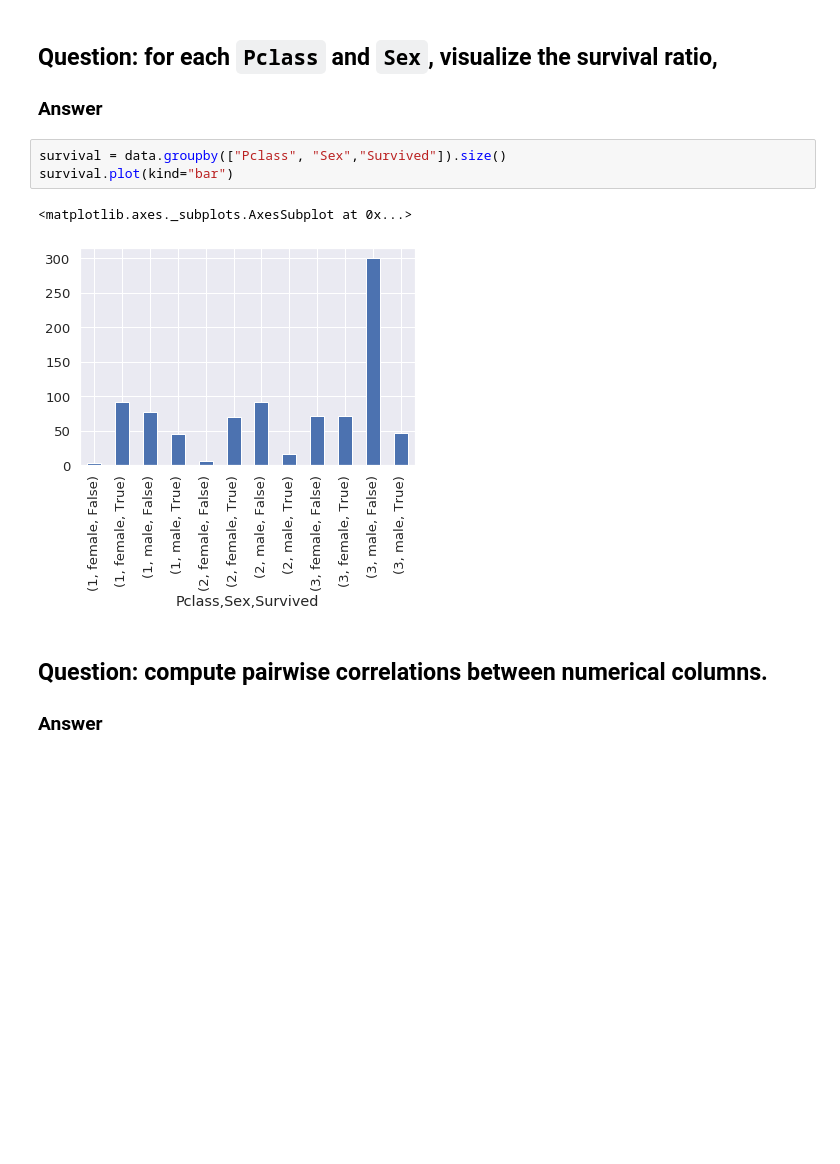
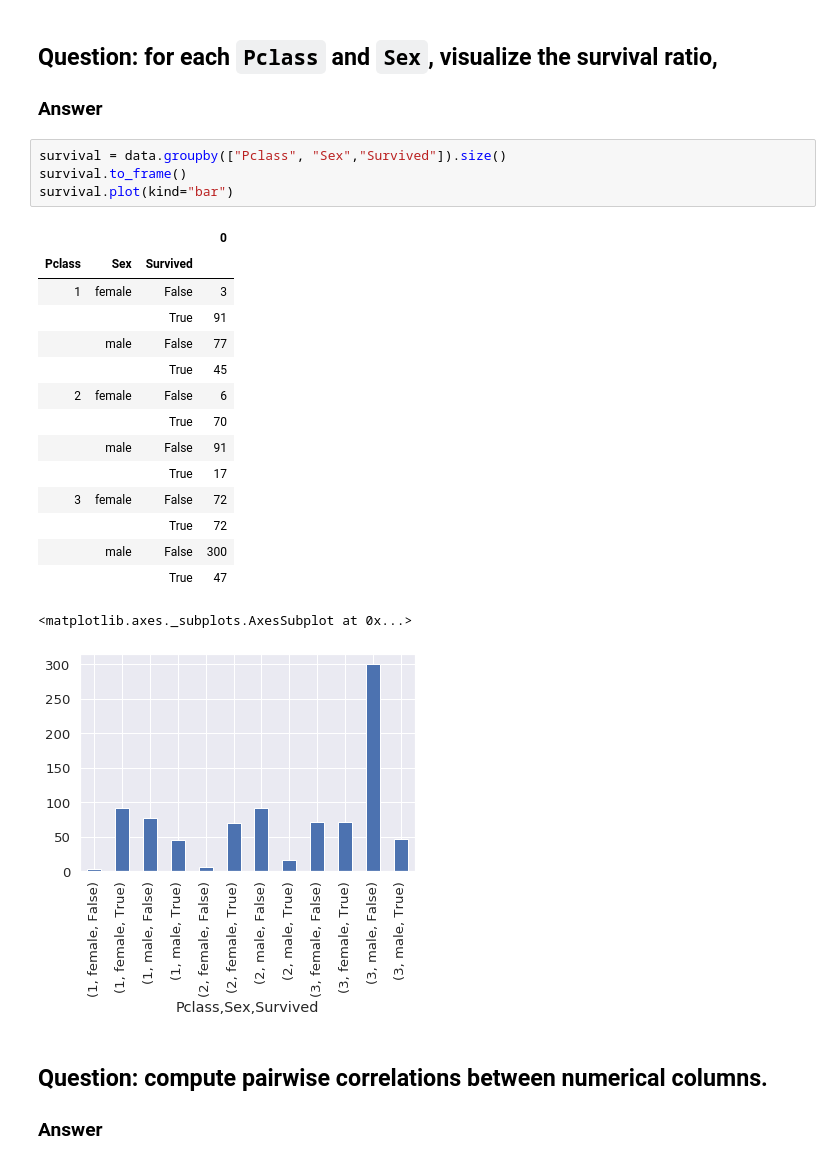
Before and after one commit to JLechuga94/BigData_1, a Jupyter notebook: homework01.ipynb, the cells around one changed output. Saved outputs shown, nothing was run; the diff lists cells and outputs as text; blank space fills up the shorter version.

```diff
--- a/homework01.ipynb
+++ b/homework01.ipynb
@@ -852,8 +852,23 @@ survival.plot(kind="bar")
 ### Answer
 # %%
 survival = data.groupby(["Pclass", "Sex","Survived"]).size()
+survival.to_frame()
 survival.plot(kind="bar")
 # %% [output]
+|  |  |  | 0 |
+| Pclass | Sex | Survived |  |
+| 1 | female | False | 3 |
+|  |  | True | 91 |
+|  | male | False | 77 |
+|  |  | True | 45 |
+| 2 | female | False | 6 |
+|  |  | True | 70 |
+|  | male | False | 91 |
+|  |  | True | 17 |
+| 3 | female | False | 72 |
+|  |  | True | 72 |
+|  | male | False | 300 |
+|  |  | True | 47 |
 <matplotlib.axes._subplots.AxesSubplot at 0x...>
 [figure]
 # %% [markdown]
```
